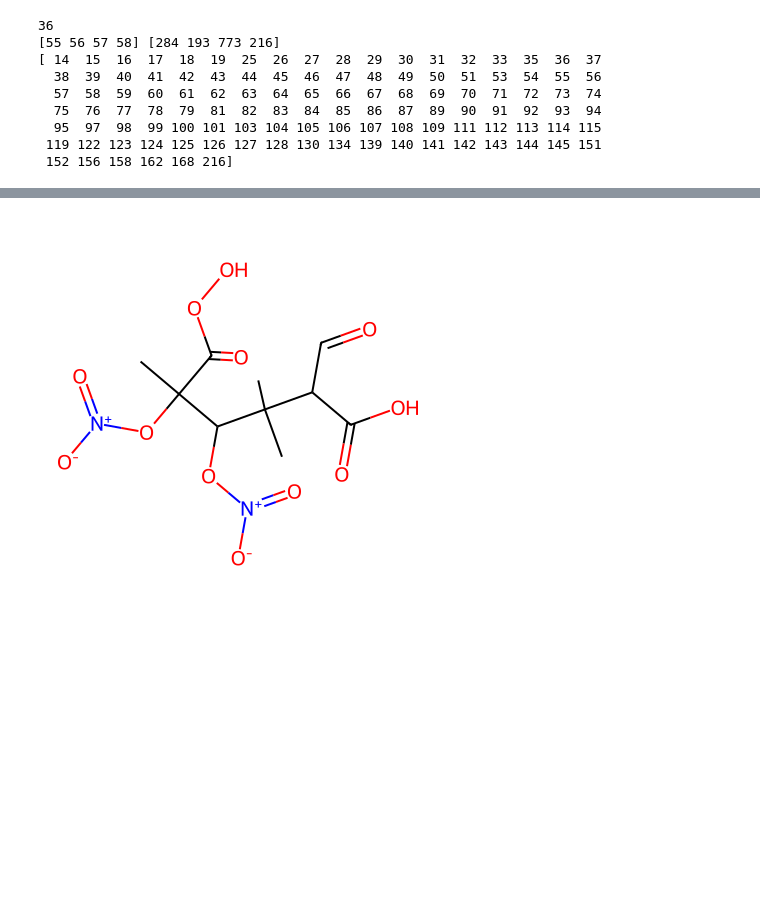
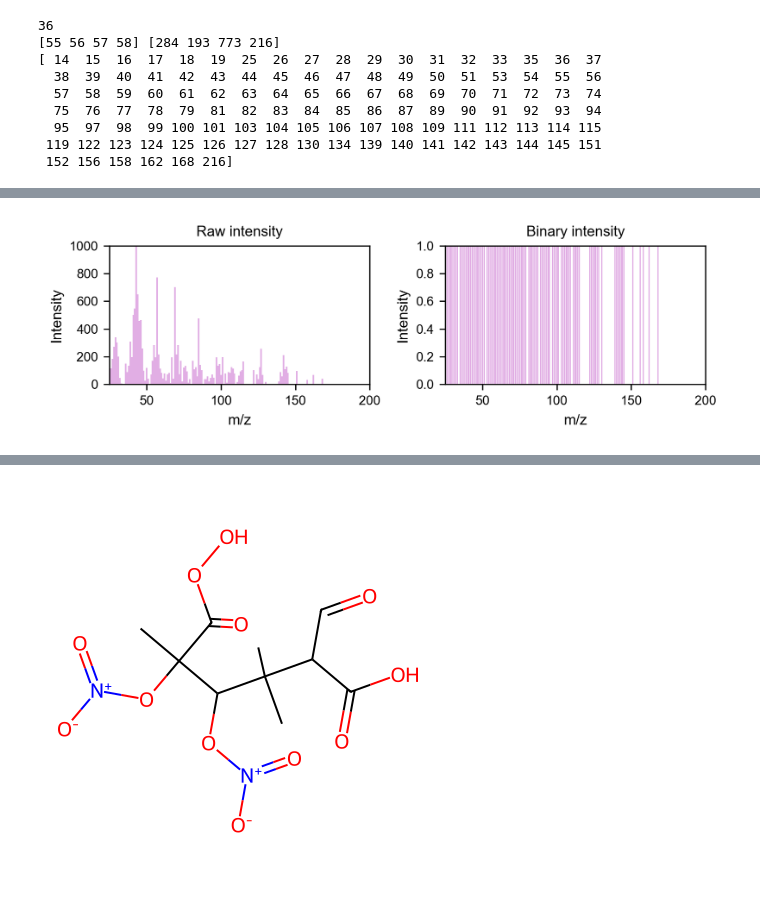
Before and after one commit to kuulia/DiffEIMS, a Jupyter notebook: notebooks/fragment_nb.ipynb, the cells around one changed output, grey strips where cells are left out. Cells and saved outputs as stored; diff of their text form; code cells hidden in the pictures; blank space fills up the shorter version.

```diff
--- a/notebooks/fragment_nb.ipynb
+++ b/notebooks/fragment_nb.ipynb
@@ -127,3 +120,36 @@ plt.show()
+# %%
+inten_log_scaled = np.where(inten_log / inten_log.max() > 0, 1, 0)
+fig, axes = plt.subplots(1, 2, figsize=(6, 2), dpi=300, sharex=True)
+
+# Linear spectrum
+axes[0].vlines(mz, 0, inten, color='#e1aee4', linewidth=1)
+axes[0].set_xlabel('m/z')
+axes[0].set_ylabel('Intensity')
+axes[0].set_xlim([25, 200])
+axes[0].set_ylim([0, 1000])
+axes[0].set_title(r'Raw intensity', fontsize=fs)
+
+# Log spectrum
+axes[1].vlines(mz, 0, inten_log_scaled, color='#e1aee4', linewidth=0.7)
+axes[1].set_xlabel('m/z')
+axes[1].set_ylabel('Intensity')
+#axes[1].set_yscale('log')
+axes[1].set_xlim([25, 200])
+axes[1].set_ylim([0, 1])  # adjust min value to avoid log(0)
+axes[1].set_title(r'Binary intensity', fontsize=fs)
+
+# Global settings
+for ax in axes:
+    ax.tick_params(axis='x', labelsize=fs-1)
+    ax.tick_params(axis='y', labelsize=fs-1)
+
+#fig.suptitle(r'Gecko #119052 ($\mathrm{C}_{10}\mathrm{H}_{13}\mathrm{N}_3\mathrm{O}_{14}$)', fontsize=fs+1)
+fig.tight_layout()
+
+plt.savefig('figs/Gecko119052_spec_side_by_side_binary.svg')
+plt.show()
+# %% [output]
+[figure, added]
 # %%
 max_idx = np.argmax(inten)
 idx = np.where(mz==57)[0][0]
```
Also changed, not shown: parts of 5 cells of this notebook, 2 other files.
